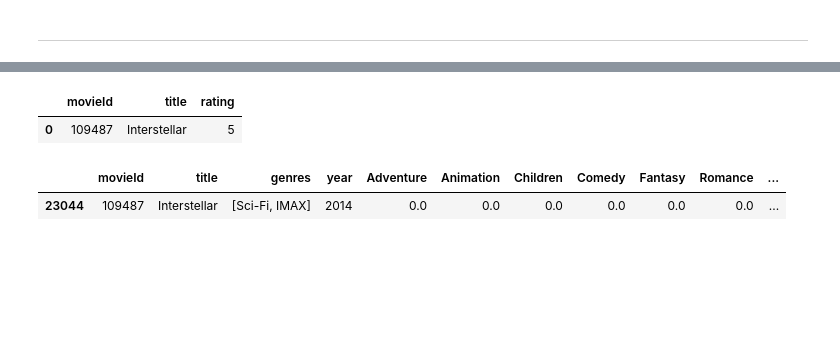
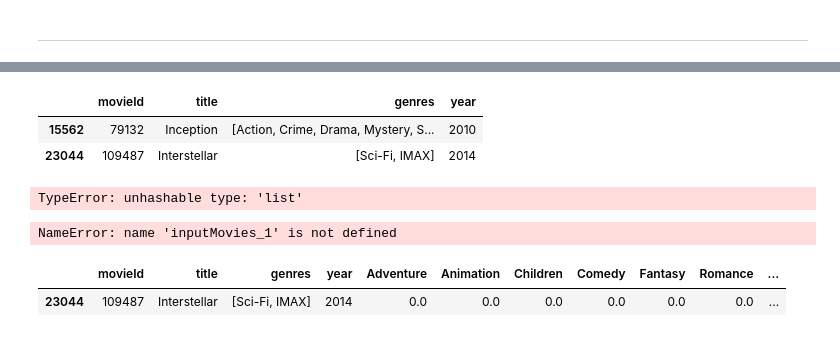
Before and after one commit to sushant822/ML-Recommendation-System, a Jupyter notebook: ML-Recommendation System.ipynb, the cells around one changed output, grey strips where cells are left out. Cells and saved outputs as stored; diff of their text form; code cells hidden in the pictures; blank space fills up the shorter version.

```diff
--- a/ML-Recommendation System.ipynb
+++ b/ML-Recommendation System.ipynb
@@ -278,15 +292,29 @@ Please enter a movie name: interstellar
+# %%
+inputId_1
+# %% [output]
+|  | movieId | title | genres | year |
+| 15562 | 79132 | Inception | [Action, Crime, Drama, Mystery, S... | 2010 |
+| 23044 | 109487 | Interstellar | [Sci-Fi, IMAX] | 2014 |
+# %%
+#merging it so we can get the movieId
+inputMovies_1 = pd.merge(inputId_1, user_movie_all)
+#Dropping information we won't use from the input dataframe
+inputMovies_1 = inputMovies_1.drop('genres', 1).drop('year', 1)
+
+inputMovies_1
+# %% [output]
+TypeError: unhashable type: 'list'
 # %%
 #Filtering out the movies by title
 inputId_1 = movies_df[movies_df['title'].str.contains(userInput_1)]
 #merging it so we can get the movieId
-inputMovies_1 = pd.merge(inputId_1, inputMovies)
+inputMovies_1 = pd.merge(inputId_1, inputMovies_1)
 #Dropping information we won't use from the input dataframe
-inputMovies_1 = inputMovies_1.drop('genres', 1).drop('year', 1)
+inputMovies = inputMovies.drop('genres', 1).drop('year', 1)
 
-inputMovies_1
+inputMovies
 # %% [output]
-|  | movieId | title | rating |
-| 0 | 109487 | Interstellar | 5 |
+NameError: name 'inputMovies_1' is not defined
 # %%
 userMovies_1 = moviesWithGenres_df[moviesWithGenres_df['movieId'].isin(inputMovies_1['movieId'].tolist())]
 userMovies_1
```
Also changed, not shown: parts of 3 cells of this notebook.
